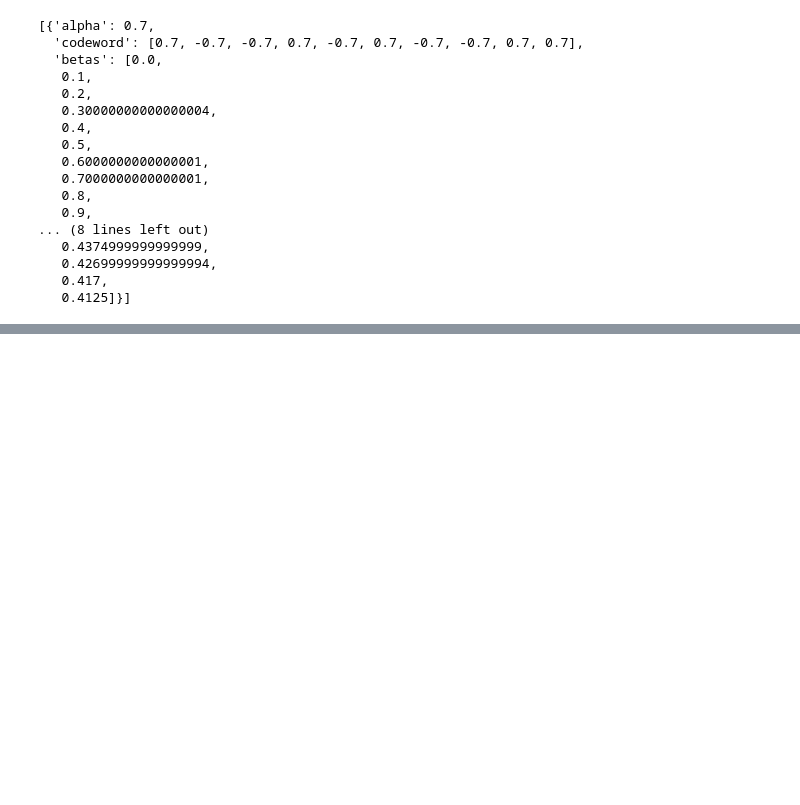
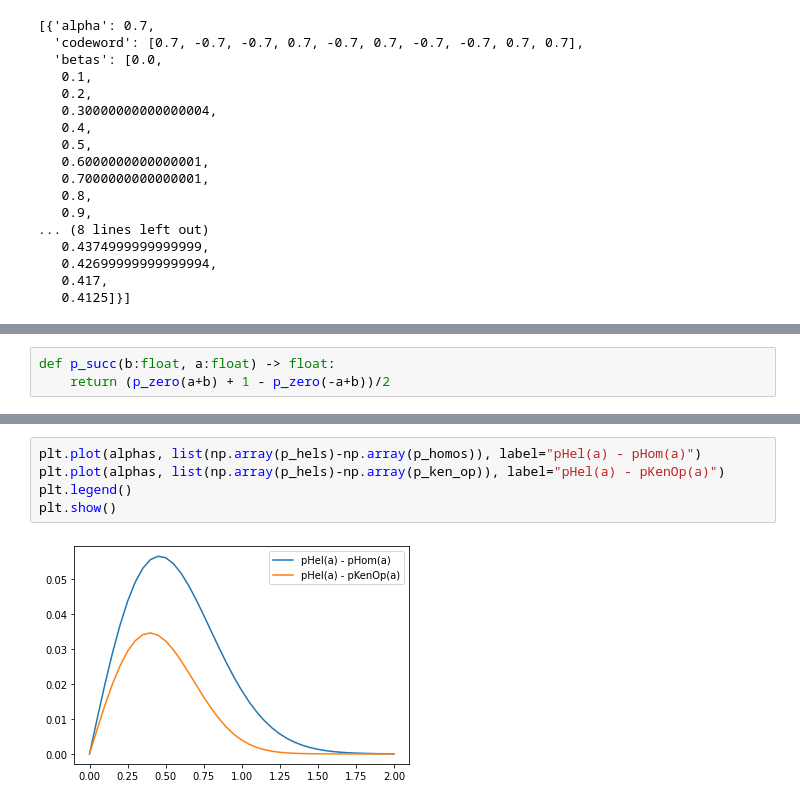
Before and after one commit to iamtxena/coherent-state-discrimination, a Jupyter notebook: examples/testing_csd.ipynb, the cells around one changed output, grey strips where cells are left out. Drawn from its saved outputs; the diff is of its cells as text; blank space fills up the shorter version.

```diff
--- a/examples/testing_csd.ipynb
+++ b/examples/testing_csd.ipynb
@@ -186,0 +190,3 @@ CSD().execute(configuration=run_configuration)
+# %%
+def p_succ(b:float, a:float) -> float:
+    return (p_zero(a+b) + 1 - p_zero(-a+b))/2
@@ -186,0 +221,7 @@ CSD().execute(configuration=run_configuration)
+# %%
+plt.plot(alphas, list(np.array(p_hels)-np.array(p_homos)), label="pHel(a) - pHom(a)")
+plt.plot(alphas, list(np.array(p_hels)-np.array(p_ken_op)), label="pHel(a) - pKenOp(a)")
+plt.legend()
+plt.show()
+# %% [output]
+[figure, added]
```
Also changed, not shown: parts of 18 cells of this notebook, 2 other files.
